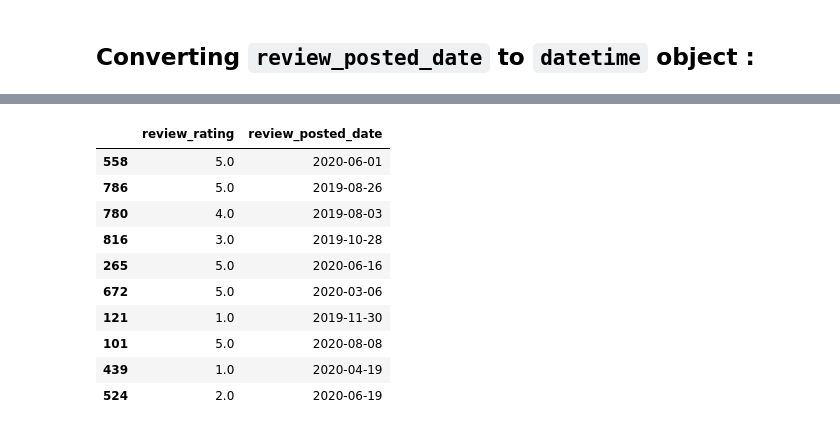
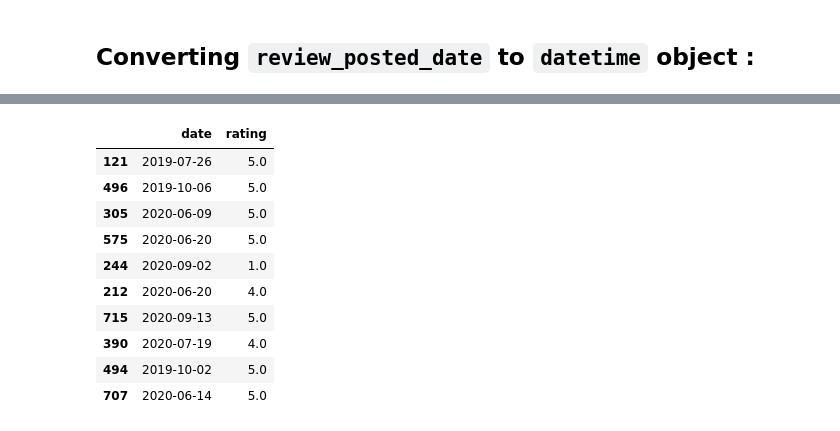
Before and after one commit to suryaptiwary/yogabar, a Jupyter notebook: Solution/analysis/exploratory_data_analysis.ipynb, the cells around one changed output, grey strips where cells are left out. Drawn from its saved outputs; the diff is of its cells as text; code cells hidden in the pictures.

```diff
--- a/Solution/analysis/exploratory_data_analysis.ipynb
+++ b/Solution/analysis/exploratory_data_analysis.ipynb
@@ -86,14 +73,0 @@ df_time = df.copy().reindex(columns=['review_rating','review_posted_date'])
-# %%
-df_time.sample(10)
-# %% [output]
-|  | review_rating | review_posted_date |
-| 558 | 5.0 | 2020-06-01 |
-| 786 | 5.0 | 2019-08-26 |
-| 780 | 4.0 | 2019-08-03 |
-| 816 | 3.0 | 2019-10-28 |
-| 265 | 5.0 | 2020-06-16 |
-| 672 | 5.0 | 2020-03-06 |
-| 121 | 1.0 | 2019-11-30 |
-| 101 | 5.0 | 2020-08-08 |
-| 439 | 1.0 | 2020-04-19 |
-| 524 | 2.0 | 2020-06-19 |
@@ -100 +78,18 @@ df_time.sample(10)
+# %%
+df_ts = pd.read_csv("D:/Yogabar/Solution/data/rating_time_series.csv" , parse_dates = ['date'], index_col = 'date')
+df_ts.reset_index(inplace=True)
+
+df_ts.sample(10)
+# %% [output]
+|  | date | rating |
+| 121 | 2019-07-26 | 5.0 |
+| 496 | 2019-10-06 | 5.0 |
+| 305 | 2020-06-09 | 5.0 |
+| 575 | 2020-06-20 | 5.0 |
+| 244 | 2020-09-02 | 1.0 |
+| 212 | 2020-06-20 | 4.0 |
+| 715 | 2020-09-13 | 5.0 |
+| 390 | 2020-07-19 | 4.0 |
+| 494 | 2019-10-02 | 5.0 |
+| 707 | 2020-06-14 | 5.0 |
 # %%
```
Also changed, not shown: parts of 9 cells of this notebook, 2 other files.
